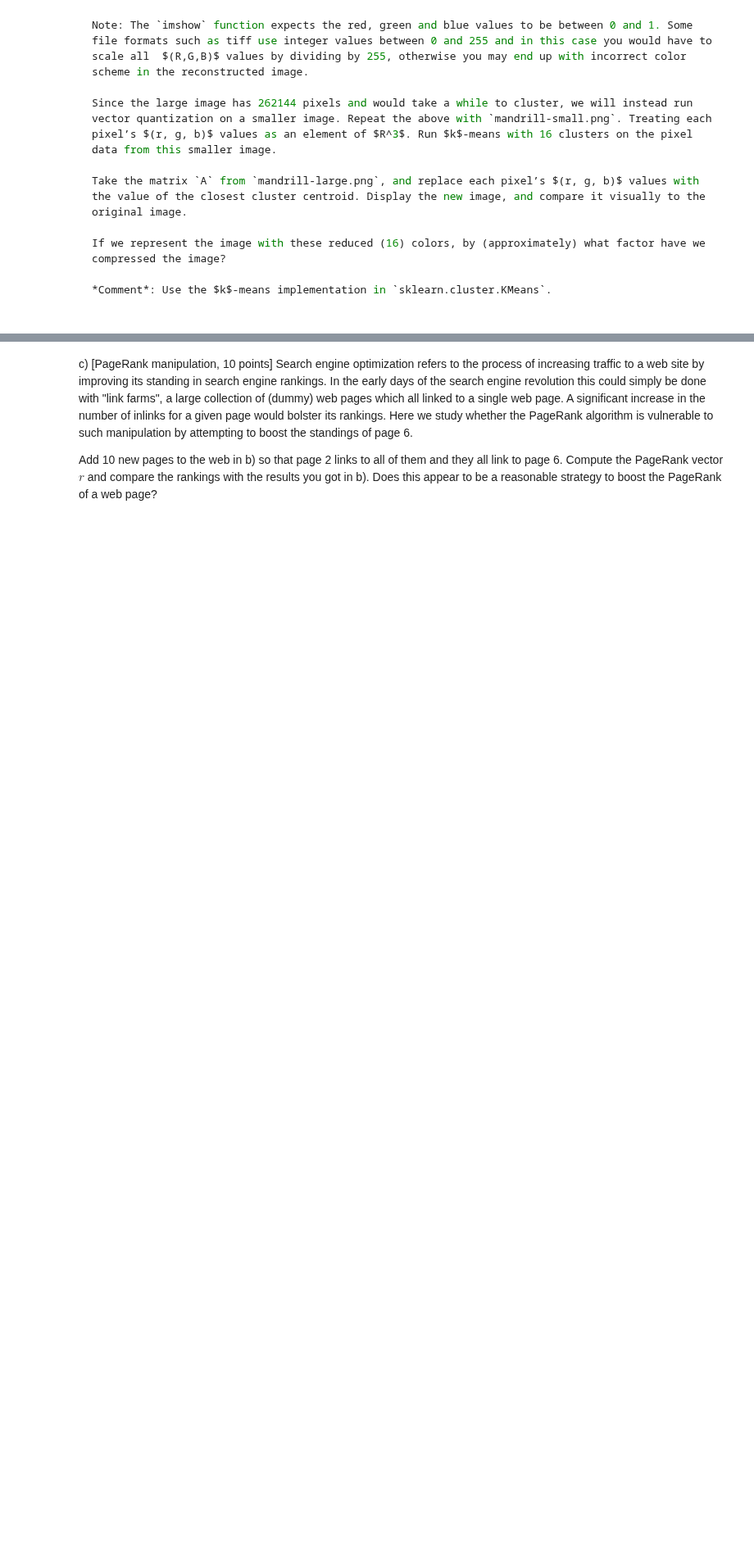
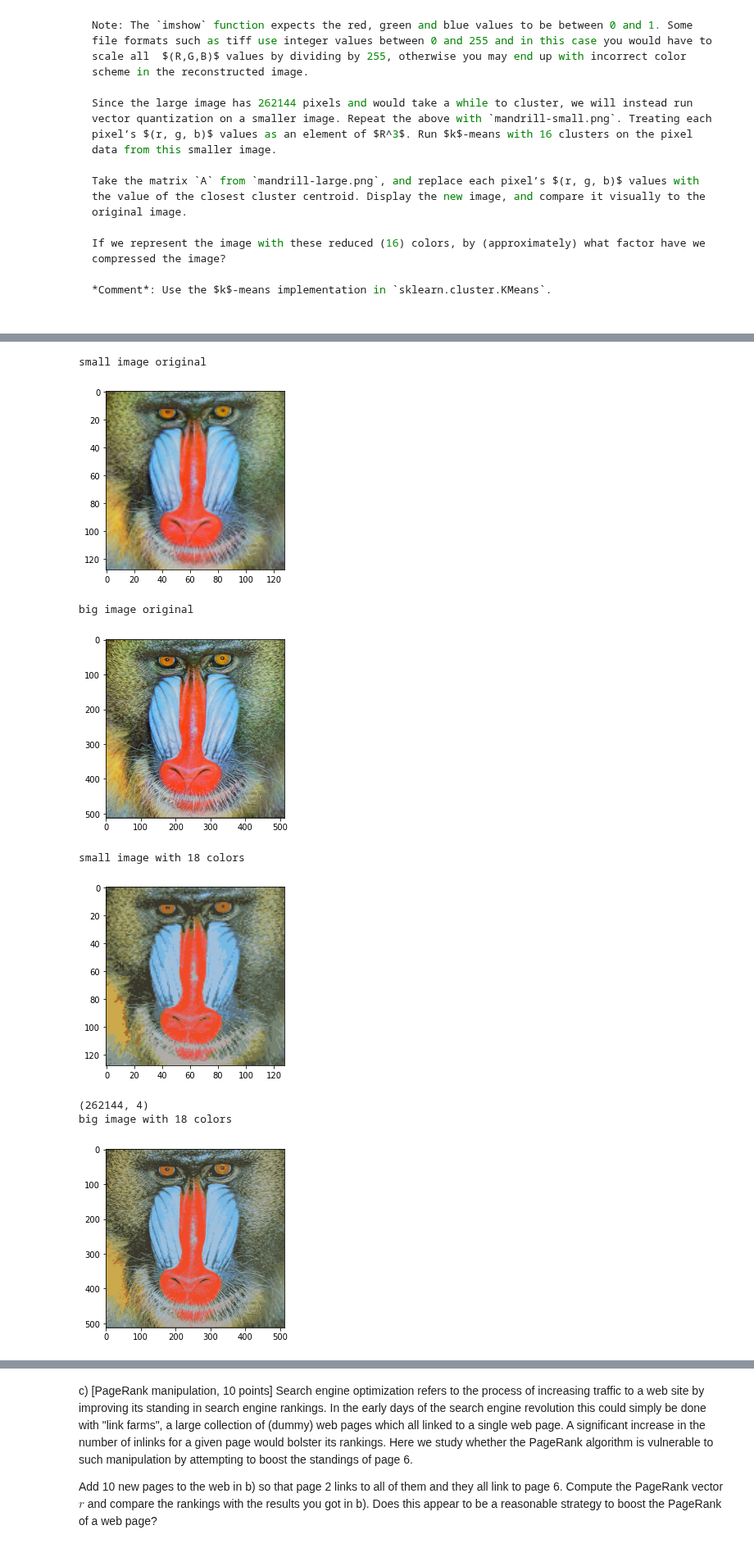
Before and after one commit to alli959/artificial-intelligence, a Jupyter notebook: hw07/hw07.ipynb, the cells around one changed output, grey strips where cells are left out. Shown at 82% size. Cells and saved outputs as stored; diff of their text form; code cells hidden in the pictures; blank space fills up the shorter version.

```diff
--- a/hw07/hw07.ipynb
+++ b/hw07/hw07.ipynb
@@ -59,3 +39,79 @@ ValueError: Found array with dim 3. Estimator expected <= 2.
+# %%
+import numpy as np
+from matplotlib.image import imread
+import matplotlib.pyplot as plt
+from sklearn.cluster import KMeans
+
+
+#Importing images
+big_img = imread('mandrill-large.png')
+small_img = imread('mandrill-small.png')
+
+k = 18 #number of clusters
+
+
+X_small = small_img[:,:]*255 #change from [0..1] to rbga [0..255]
+X_small = X_small.astype(int)
+X_big = big_img[:,:]*255
+X_big = X_big.astype(int)
+
+print("small image original")
+plt.imshow(X_small) #show original small image
+plt.show()
+
+print("big image original")
+plt.imshow(X_big)
+plt.show()
+
+
+X_small = X_small.reshape(len(X_small)*len(X_small[0]), len(X_small[0,0])) #reshape to array of rbga vector
+
+
+#Using kmeans we cluster the image to 18 colors, then we find the closest centroids of X_small
+kmeans = KMeans(n_clusters = k)
+kmeans.fit(X_small)
+l = kmeans.labels_
+c = kmeans.cluster_centers_
+c = c.astype(int)
+
+X_small_new = np.ones(len(X_small)*len(X_small[0])).reshape(len(X_small),len(X_small[0])) #image with 18 colors
+
+
+for i in range(len(l)):
+    X_small_new[i] = c[l[i]]
+
+X_small_new = X_small_new.astype(int)
+X_small_new = X_small_new.reshape((128,128,4))
+print("small image with 18 colors")
+plt.imshow(X_small_new) #plotting the new small image with 18 colors
+plt.show()
+
+
+#Let's predict the colors of the big image from the small image
+X_big = X_big.reshape(len(X_big)*len(X_big[0]), len(X_big[0,0]))
+l_big = kmeans.predict(X_big)
+X_big_new = np.ones(len(X_big)*len(X_big[0])).reshape(len(X_big),len(X_big[0])) #image with 18 colors
+
+
+for i in range(len(l_big)):
+    X_big_new[i] = c[l_big[i]]
+
+print(X_big_new.shape)
+X_big_new = X_big_new.reshape((512,512,4))
+X_big_new = X_big_new.astype(int)
+print("big image with 18 colors")
+plt.imshow(X_big_new) #plotting the new small image with 18 colors
+plt.show()
+# %% [output]
+small image original
+[figure, added]
+big image original
+[figure, added]
+small image with 18 colors
+[figure, added]
+(262144, 4)
+big image with 18 colors
+[figure, added]
 # %% [markdown]
 b) [10 points] Building upon your work in a), write a function that uses $k$-means clustering to identify representative colors in an image, and creates a new image highlighting the colors. The result could e.g. look as follows.
 
```
Also changed, not shown: parts of 3 cells of this notebook, 2 other files.
